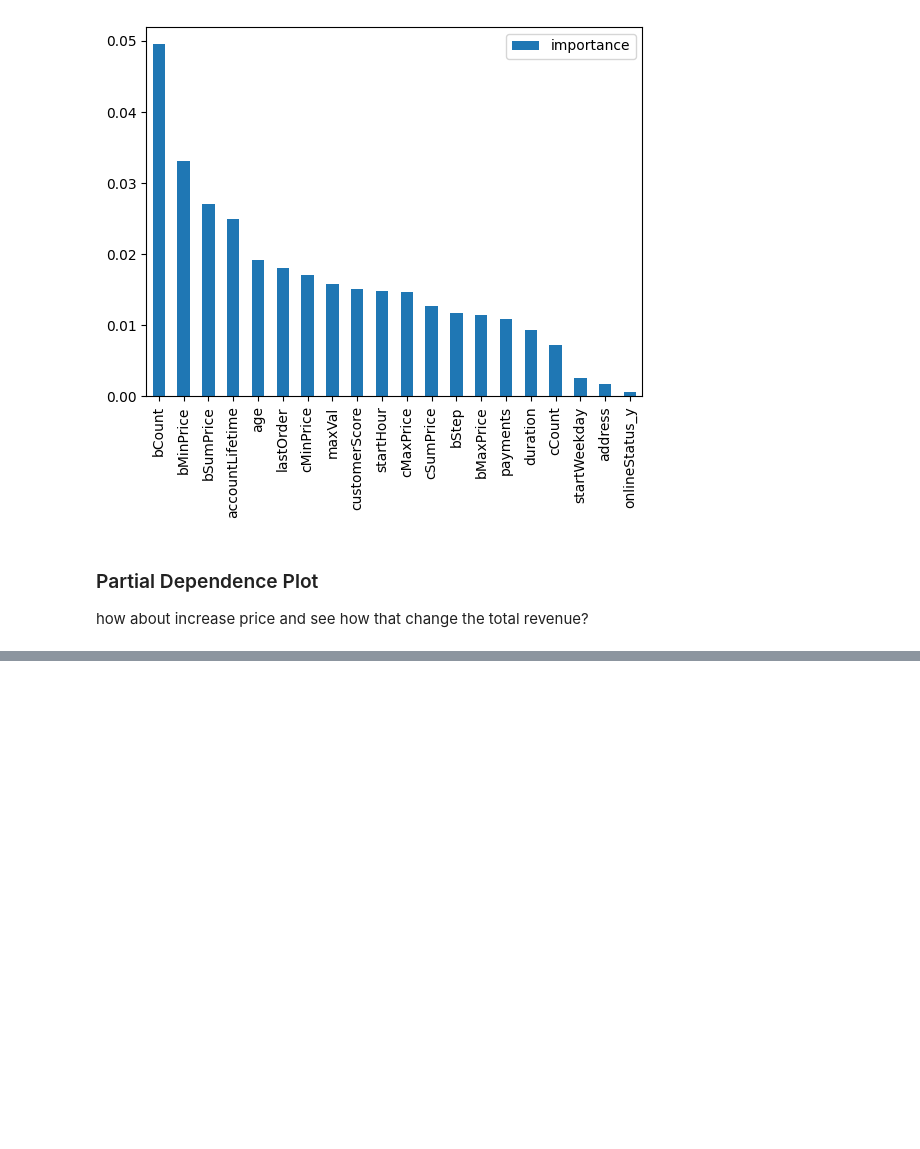
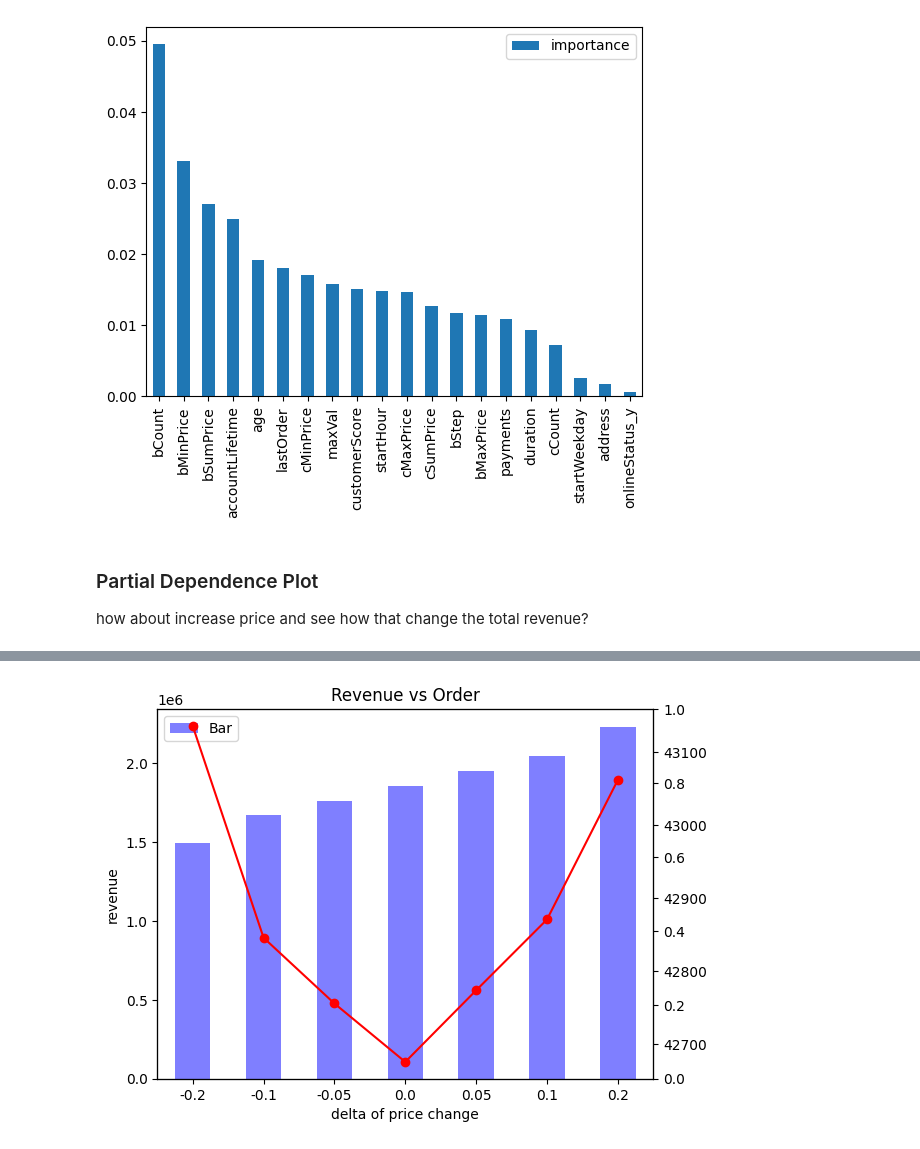
Before and after one commit to ShawnLiu119/Online-Order-Prediction-Pricing-Discrimination, a Jupyter notebook: online_order_prediction_pricing.ipynb, the cells around one changed output, grey strips where cells are left out. Saved outputs shown, nothing was run; the diff lists cells and outputs as text; code cells hidden in the pictures; blank space fills up the shorter version.

```diff
--- a/online_order_prediction_pricing.ipynb
+++ b/online_order_prediction_pricing.ipynb
@@ -719,0 +848,10 @@ pdp_values
+# %%
+delta = [-0.2, -0.1, -0.05, 0, 0.05, 0.1, 0.2]
+pred = [pred_n20, pred_n10, pred_n5, pred_0, pred_p5, pred_p10, pred_p20]
+
+sales_dic = {}
+for i in range(len(delta)):
+  price = df_real['bMinPrice'] * (1+delta[i])
+  sales_dic[delta[i]] = np.dot(price, pred[i])
+
+sales_dic
@@ -719,0 +866,6 @@ pdp_values
+# %%
+order_dic = {}
+for i in range(len(delta)):
+  order_dic[delta[i]] = np.sum(pred[i])
+
+order_dic
@@ -719,0 +880,6 @@ pdp_values
+# %%
+df_rev_order = pd.DataFrame({'revenue':pd.Series(sales_dic),'order':pd.Series(order_dic)})
+
+df_plot = df_rev_order.reset_index()
+df_plot['index'] = df_plot['index'].astype('string')
+df_plot
@@ -719,0 +895,23 @@ pdp_values
+# %%
+import matplotlib.pyplot as plt
+import numpy as np
+import pandas as pd
+
+fig, ax = plt.subplots()
+
+df_plot.plot(kind='bar', x='index', y='revenue', ax=ax, color='b', alpha=0.5, label='Bar')
+plt.twinx()
+# Plot a line chart
+df_plot.plot(kind='line', x='index', y='order', ax=ax, color='r', marker='o', label='Line', secondary_y = True)
+
+# Add a legend
+ax.legend()
+
+ax.set_xlabel('delta of price change')
+ax.set_ylabel('revenue')
+ax.set_title('Revenue vs Order')
+
+# Show the plot
+plt.show()
+# %% [output]
+[figure, added]
```
Also changed, not shown: parts of 16 cells of this notebook.
